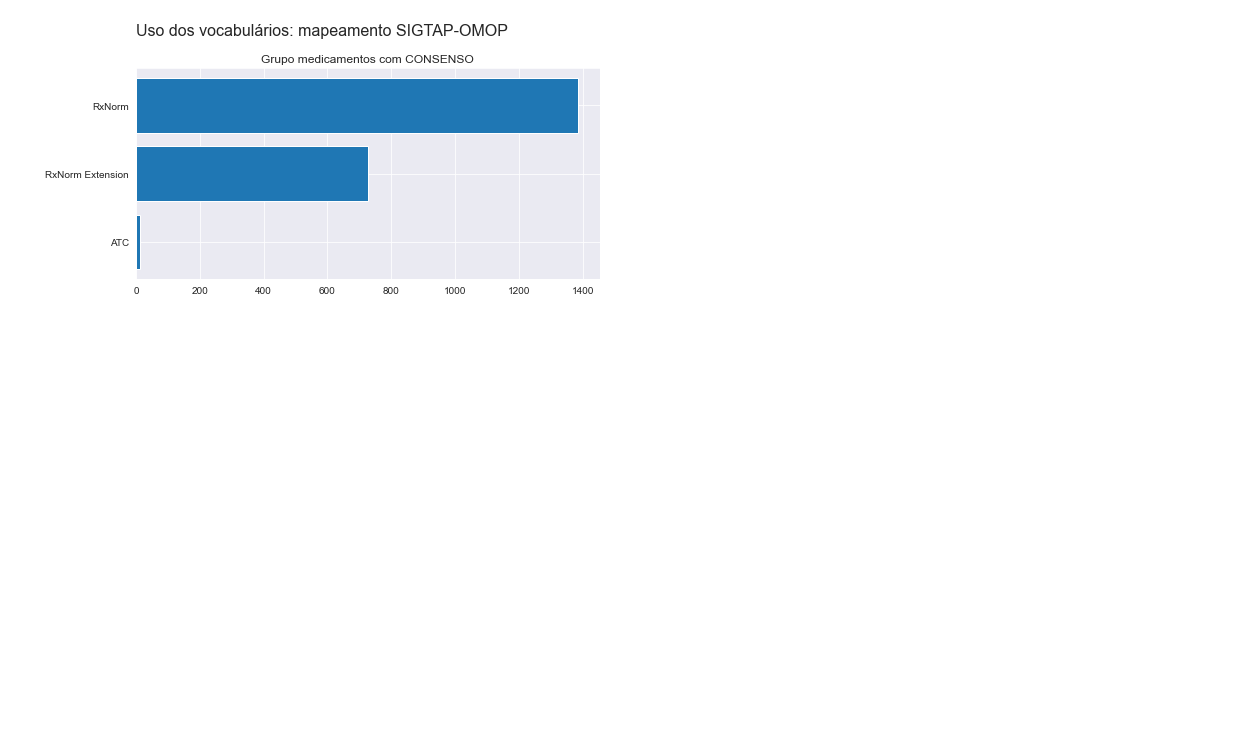
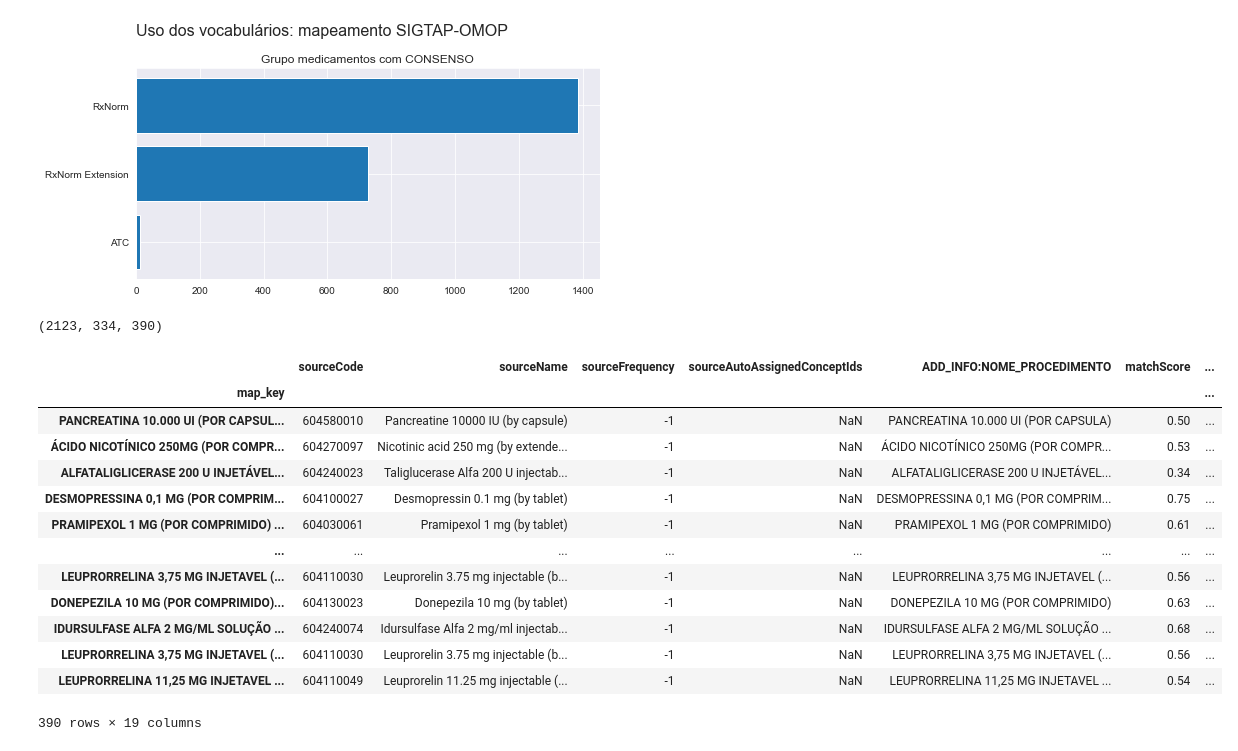
Before and after one commit to andersonfedel/SIGTAP2OMOP_NLP, a Jupyter notebook: Map_sigtap_omop.ipynb, the cells around one changed output. Saved outputs shown, nothing was run; the diff lists cells and outputs as text; code cells hidden in the pictures; blank space fills up the shorter version.

```diff
--- a/Map_sigtap_omop.ipynb
+++ b/Map_sigtap_omop.ipynb
@@ -204,0 +209,23 @@ plt.tight_layout()
+# %%
+#Atenção: aparentemente termos SIGTAP mapeados para mais de um termo OMOP com consenso!
+len(df_cons), len(df_cons.drop_duplicates(subset = ["ADD_INFO:NOME_PROCEDIMENTO"])), len(df_cons[~df_cons.index.duplicated(keep='first')])
+# %% [output]
+(2123, 334, 390)
+# %%
+df_cons_un = df_cons[~df_cons.index.duplicated(keep='first')]
+df_cons_un
+# %% [output]
+|  | sourceCode | sourceName | sourceFrequency | sourceAutoAssignedConceptIds | ADD_INFO:NOME_PROCEDIMENTO | matchScore | ... |
+| map_key |  |  |  |  |  |  | ... |
+| PANCREATINA 10.000 UI (POR CAPSUL... | 604580010 | Pancreatine 10000 IU (by capsule) | -1 | NaN | PANCREATINA 10.000 UI (POR CAPSULA) | 0.50 | ... |
+| ÁCIDO NICOTÍNICO 250MG (POR COMPR... | 604270097 | Nicotinic acid 250 mg (by extende... | -1 | NaN | ÁCIDO NICOTÍNICO 250MG (POR COMPR... | 0.53 | ... |
+| ALFATALIGLICERASE 200 U INJETÁVEL... | 604240023 | Taliglucerase Alfa 200 U injectab... | -1 | NaN | ALFATALIGLICERASE 200 U INJETÁVEL... | 0.34 | ... |
+| DESMOPRESSINA 0,1 MG (POR COMPRIM... | 604100027 | Desmopressin 0.1 mg (by tablet) | -1 | NaN | DESMOPRESSINA 0,1 MG (POR COMPRIM... | 0.75 | ... |
+| PRAMIPEXOL 1 MG (POR COMPRIMIDO) ... | 604030061 | Pramipexol 1 mg (by tablet) | -1 | NaN | PRAMIPEXOL 1 MG (POR COMPRIMIDO) | 0.61 | ... |
+| ... | ... | ... | ... | ... | ... | ... | ... |
+| LEUPRORRELINA 3,75 MG INJETAVEL (... | 604110030 | Leuprorelin 3.75 mg injectable (b... | -1 | NaN | LEUPRORRELINA 3,75 MG INJETAVEL (... | 0.56 | ... |
+| DONEPEZILA 10 MG (POR COMPRIMIDO)... | 604130023 | Donepezila 10 mg (by tablet) | -1 | NaN | DONEPEZILA 10 MG (POR COMPRIMIDO) | 0.63 | ... |
+| IDURSULFASE ALFA 2 MG/ML SOLUÇÃO ... | 604240074 | Idursulfase Alfa 2 mg/ml injectab... | -1 | NaN | IDURSULFASE ALFA 2 MG/ML SOLUÇÃO ... | 0.68 | ... |
+| LEUPRORRELINA 3,75 MG INJETAVEL (... | 604110030 | Leuprorelin 3.75 mg injectable (b... | -1 | NaN | LEUPRORRELINA 3,75 MG INJETAVEL (... | 0.56 | ... |
+| LEUPRORRELINA 11,25 MG INJETAVEL ... | 604110049 | Leuprorelin 11.25 mg injectable (... | -1 | NaN | LEUPRORRELINA 11,25 MG INJETAVEL ... | 0.54 | ... |
+390 rows × 19 columns
```
Also changed, not shown: parts of 4 cells of this notebook, 1 other file.
